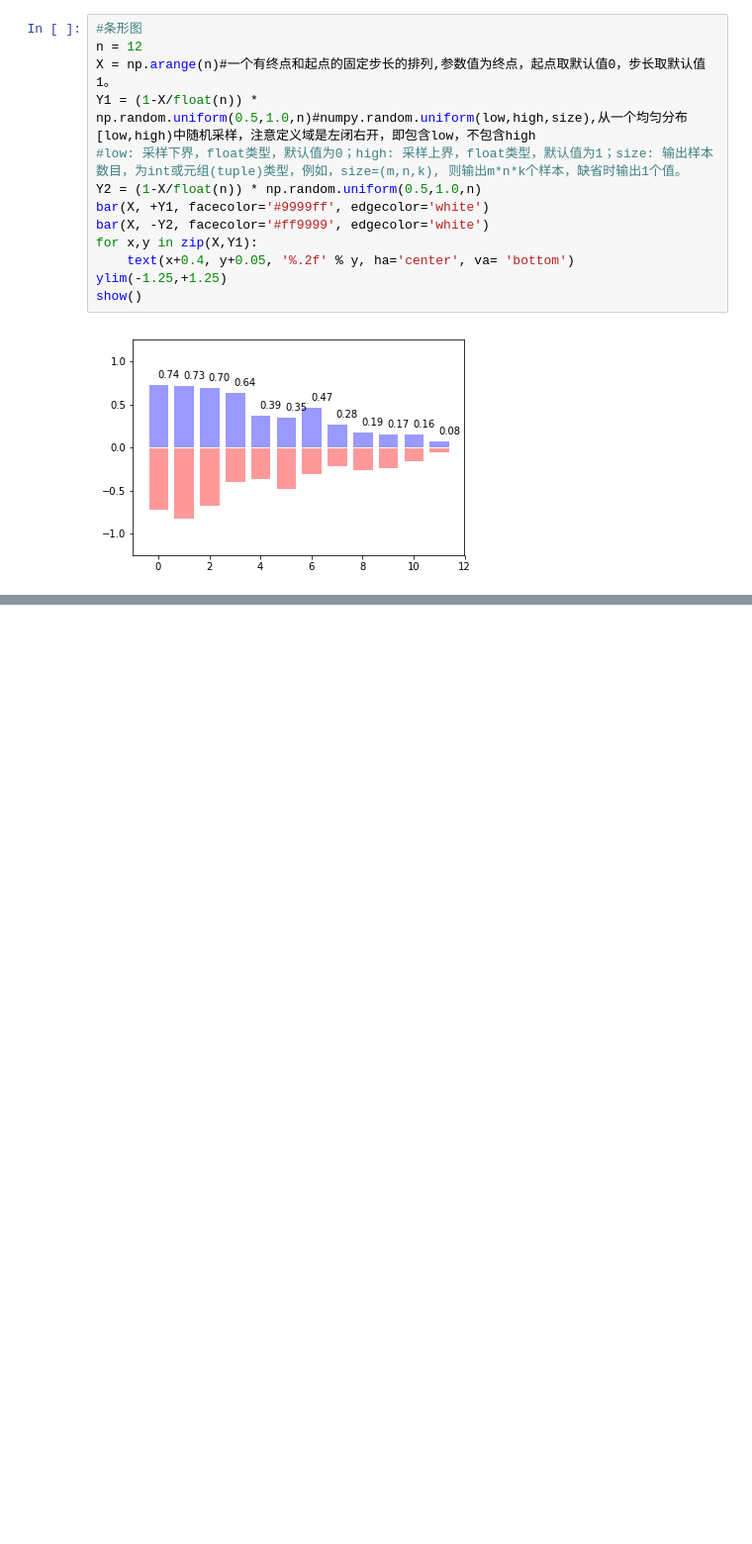
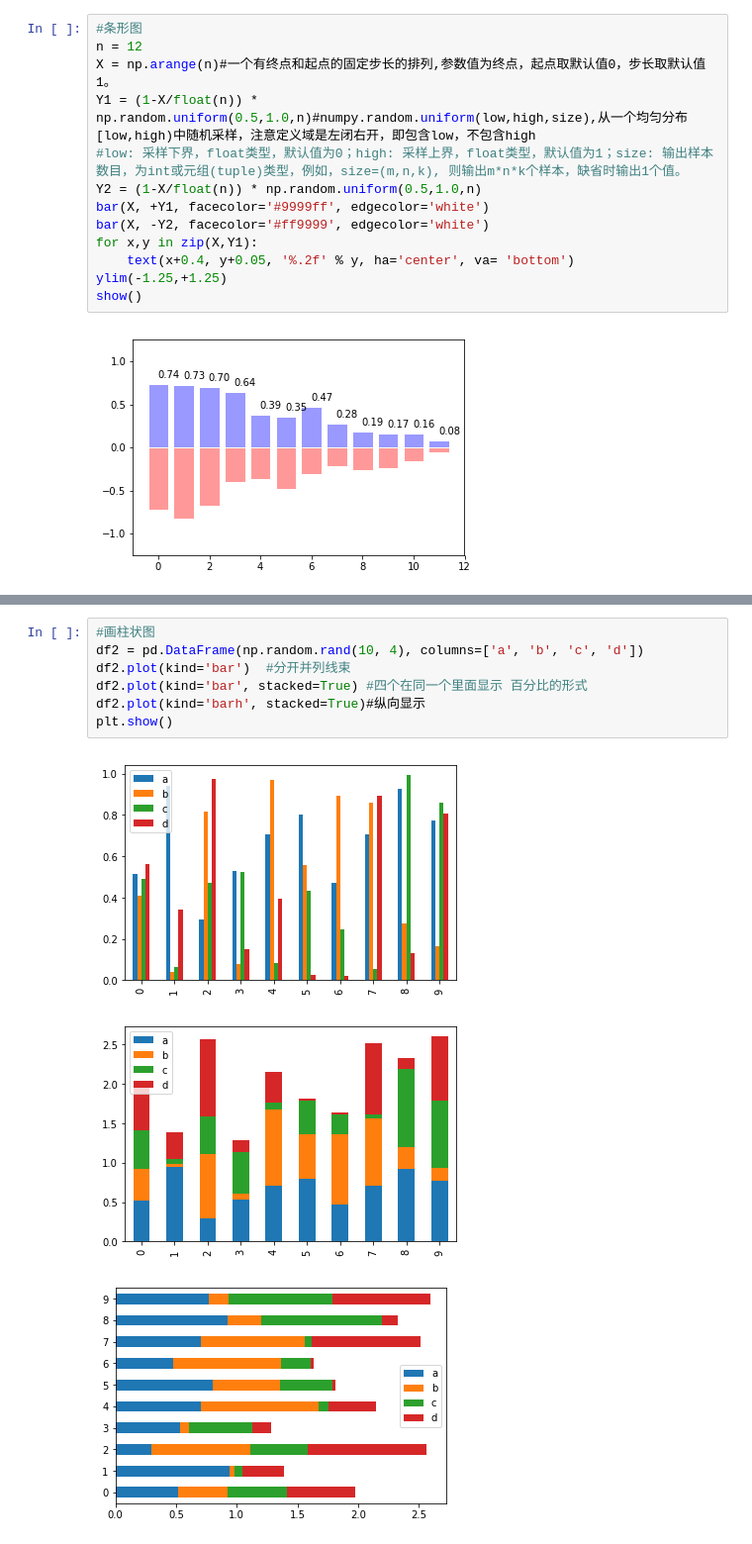
Before and after one commit to shuttlecock2018/databook, a Jupyter notebook: mingpractice/matplotlib01.ipynb, the cells around one changed output, grey strips where cells are left out. Shown at 99% size. Cells and saved outputs as stored; diff of their text form; blank space fills up the shorter version.

```diff
--- a/mingpractice/matplotlib01.ipynb
+++ b/mingpractice/matplotlib01.ipynb
@@ -186,0 +201,11 @@ show()
+# %%
+#画柱状图
+df2 = pd.DataFrame(np.random.rand(10, 4), columns=['a', 'b', 'c', 'd'])
+df2.plot(kind='bar')  #分开并列线束
+df2.plot(kind='bar', stacked=True) #四个在同一个里面显示 百分比的形式
+df2.plot(kind='barh', stacked=True)#纵向显示
+plt.show()
+# %% [output]
+[figure, added]
+[figure, added]
+[figure, added]
```
Also changed, not shown: parts of 4 cells of this notebook, 4 other files.
